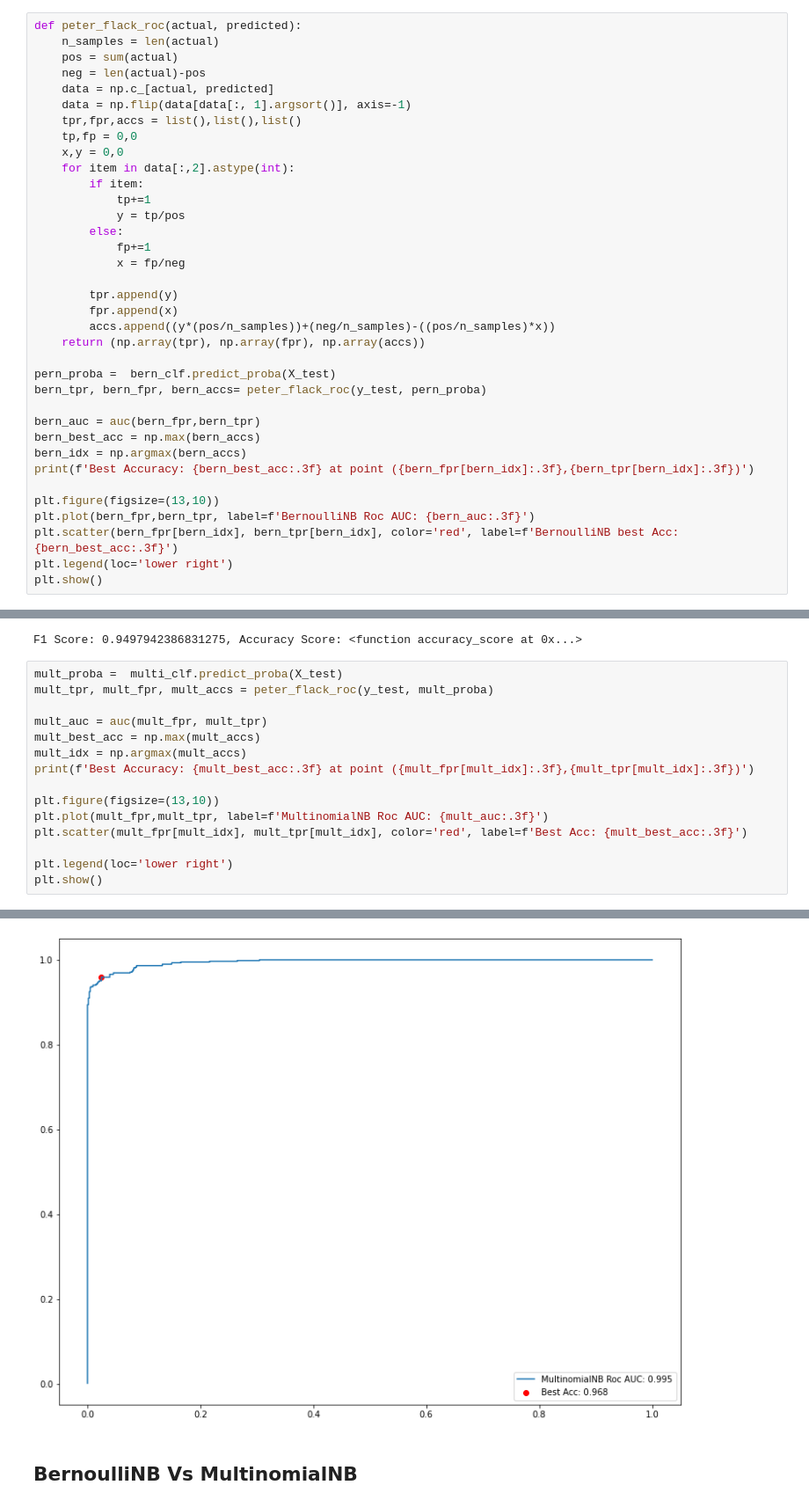
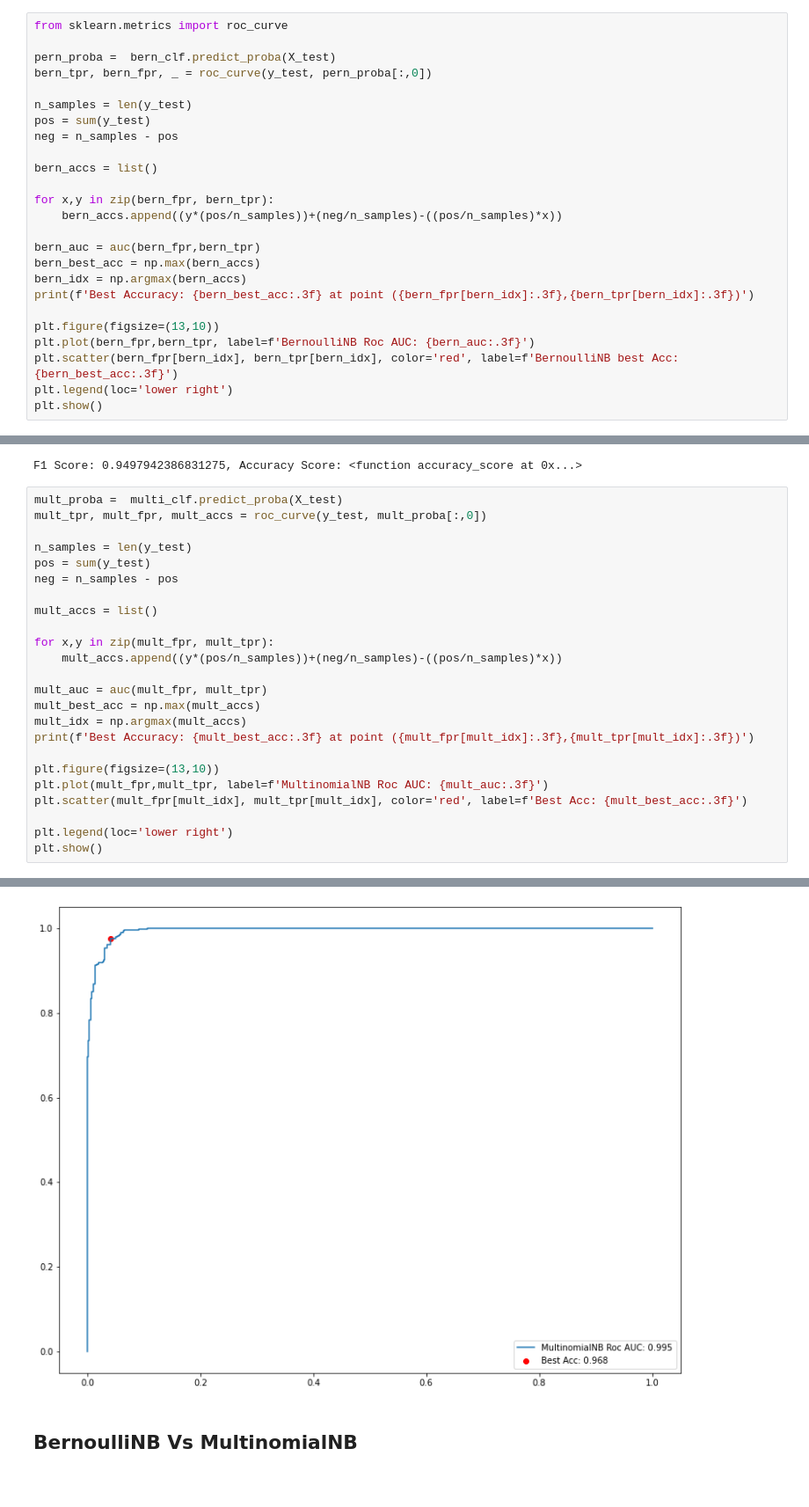
Before and after one commit to GFazorR/AAut-exercises, a Jupyter notebook: Lecture NoteBooks/4_Probabilistic_models/classification_twitter_emotions_loading_data_aa_20_21.ipynb, the cells around one changed output, grey strips where cells are left out. Shown at 88% size. Drawn from its saved outputs; the diff is of its cells as text.

Commit message:
fixed probabilistic notebook

```diff
--- a/Lecture NoteBooks/4_Probabilistic_models/classification_twitter_emotions_loading_data_aa_20_21.ipynb
+++ b/Lecture NoteBooks/4_Probabilistic_models/classification_twitter_emotions_loading_data_aa_20_21.ipynb
@@ -134,29 +131,18 @@ print(f'F1 Score: {f1}, Accuracy Score: {accuracy_score}')
 F1 Score: 0.950413223140496, Accuracy Score: <function accuracy_score at 0x...>
 # %%
-def peter_flack_roc(actual, predicted):
-    n_samples = len(actual)
-    pos = sum(actual)
-    neg = len(actual)-pos
-    data = np.c_[actual, predicted]
-    data = np.flip(data[data[:, 1].argsort()], axis=-1)
-    tpr,fpr,accs = list(),list(),list()
-    tp,fp = 0,0
-    x,y = 0,0
-    for item in data[:,2].astype(int):
-        if item:
-            tp+=1
-            y = tp/pos
-        else:
-            fp+=1
-            x = fp/neg
-
-        tpr.append(y)
-        fpr.append(x)
-        accs.append((y*(pos/n_samples))+(neg/n_samples)-((pos/n_samples)*x))
-    return (np.array(tpr), np.array(fpr), np.array(accs))
+from sklearn.metrics import roc_curve
 
 pern_proba =  bern_clf.predict_proba(X_test)
-bern_tpr, bern_fpr, bern_accs= peter_flack_roc(y_test, pern_proba)
+bern_tpr, bern_fpr, _ = roc_curve(y_test, pern_proba[:,0])
+
+n_samples = len(y_test)
+pos = sum(y_test)
+neg = n_samples - pos
+
+bern_accs = list()
+
+for x,y in zip(bern_fpr, bern_tpr):
+    bern_accs.append((y*(pos/n_samples))+(neg/n_samples)-((pos/n_samples)*x))
 
 bern_auc = auc(bern_fpr,bern_tpr)
 bern_best_acc = np.max(bern_accs)
@@ -189,7 +175,16 @@ print(f'F1 Score: {f1}, Accuracy Score: {accuracy_score}')
 F1 Score: 0.9497942386831275, Accuracy Score: <function accuracy_score at 0x...>
 # %%
 mult_proba =  multi_clf.predict_proba(X_test)
-mult_tpr, mult_fpr, mult_accs = peter_flack_roc(y_test, mult_proba)
+mult_tpr, mult_fpr, mult_accs = roc_curve(y_test, mult_proba[:,0])
+
+n_samples = len(y_test)
+pos = sum(y_test)
+neg = n_samples - pos
+
+mult_accs = list()
+
+for x,y in zip(mult_fpr, mult_tpr):
+    mult_accs.append((y*(pos/n_samples))+(neg/n_samples)-((pos/n_samples)*x))
 
 mult_auc = auc(mult_fpr, mult_tpr)
 mult_best_acc = np.max(mult_accs)
@@ -207,4 +202,4 @@ Best Accuracy: 0.968 at point (0.025,0.959)
-[figure, old version]
+[figure, new version]
 # %% [markdown]
 ## BernoulliNB Vs MultinomialNB
 # %%
```
Also changed, not shown: parts of 4 cells of this notebook.
